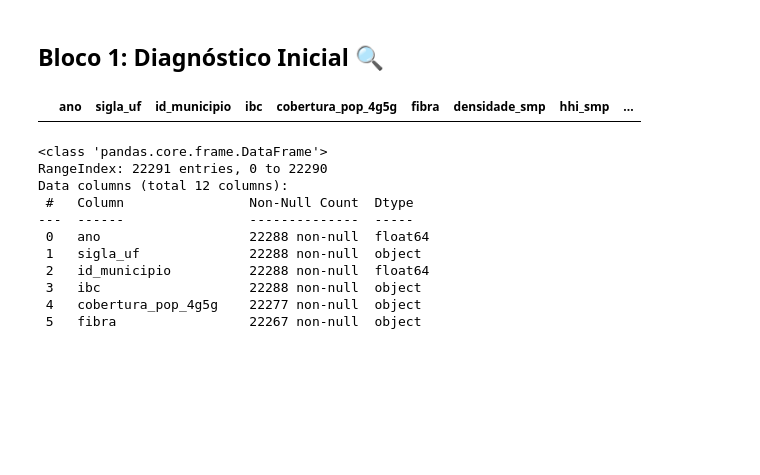
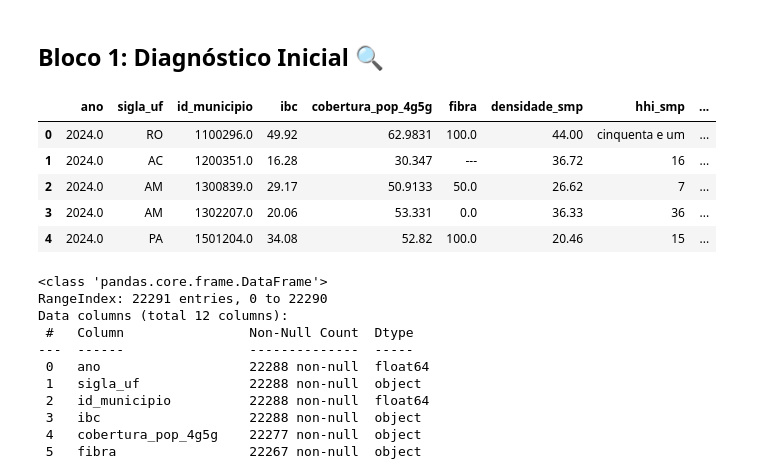
Before and after one commit to saa-lucas/UFC-Statistics-Bachelor, a Jupyter notebook: Extension-and-Teaching-Assistantship/2025-Python-Data-Treatment-Course-SEst/notebooks/minicurso_tratamento_dados.ipynb, the cells around one changed output. Saved outputs shown, nothing was run; the diff lists cells and outputs as text; code cells hidden in the pictures; blank space fills up the shorter version.

```diff
--- a/Extension-and-Teaching-Assistantship/2025-Python-Data-Treatment-Course-SEst/notebooks/minicurso_tratamento_dados.ipynb
+++ b/Extension-and-Teaching-Assistantship/2025-Python-Data-Treatment-Course-SEst/notebooks/minicurso_tratamento_dados.ipynb
@@ -6,13 +6,18 @@ Este minicurso foi criado para ensinar como identificar e tratar problemas reais
 # %%
 import pandas as pd
 import numpy as np
 import matplotlib.pyplot as plt
 import seaborn as sns
 # Carregar a base com erros
-df = pd.read_csv('../docs/base_sintetica_com_erros.csv')
+df = pd.read_csv('../data/base_sintetica_com_erros.csv')
 df.head()
 # %% [output]
 |  | ano | sigla_uf | id_municipio | ibc | cobertura_pop_4g5g | fibra | densidade_smp | hhi_smp | ... |
+| 0 | 2024.0 | RO | 1100296.0 | 49.92 | 62.9831 | 100.0 | 44.00 | cinquenta e um | ... |
+| 1 | 2024.0 | AC | 1200351.0 | 16.28 | 30.347 | --- | 36.72 | 16 | ... |
+| 2 | 2024.0 | AM | 1300839.0 | 29.17 | 50.9133 | 50.0 | 26.62 | 7 | ... |
+| 3 | 2024.0 | AM | 1302207.0 | 20.06 | 53.331 | 0.0 | 36.33 | 36 | ... |
+| 4 | 2024.0 | PA | 1501204.0 | 34.08 | 52.82 | 100.0 | 20.46 | 15 | ... |
 # %%
 # Diagnóstico inicial
 df.info()
```
Also changed, not shown: parts of 1 cell of this notebook.
